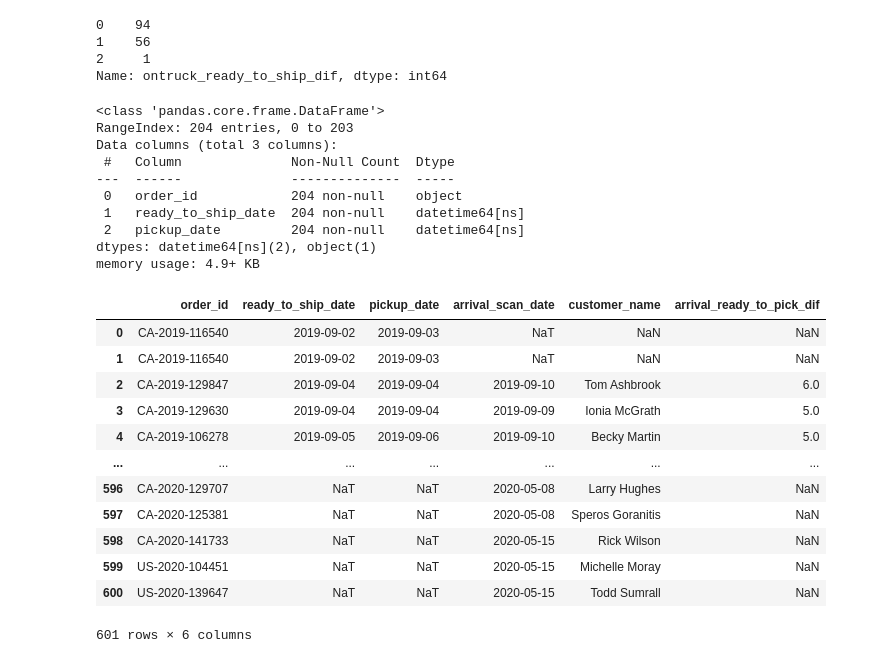
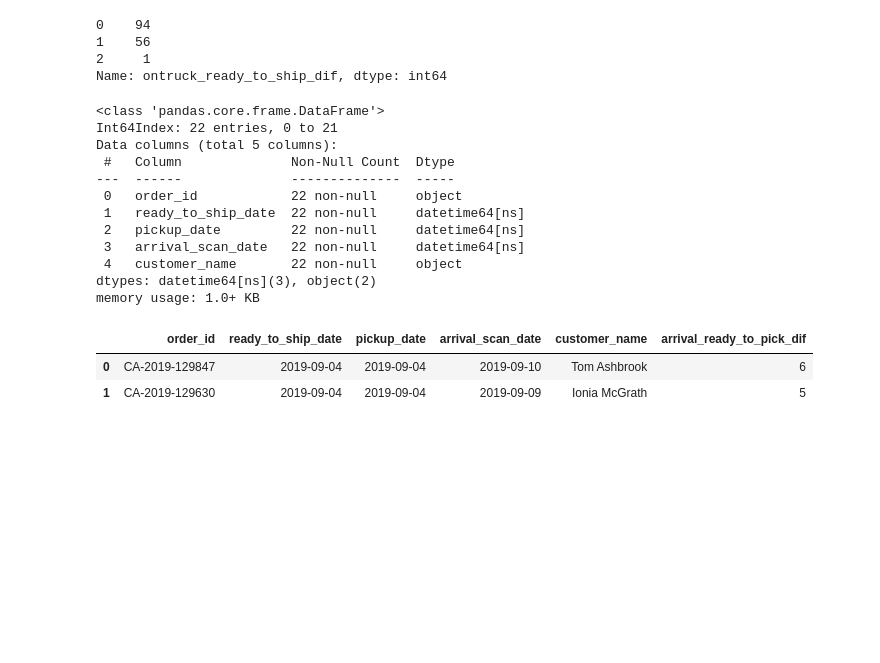
Before and after one commit to linapg/analysis_order_process_muesli_company, a Jupyter notebook: muesli_project.ipynb, the cells around one changed output. Cells and saved outputs as stored; diff of their text form; code cells hidden in the pictures; blank space fills up the shorter version.

```diff
--- a/muesli_project.ipynb
+++ b/muesli_project.ipynb
@@ -384,43 +383,35 @@ Name: ontruck_ready_to_ship_dif, dtype: int64
 # %%
 #TIME BETWEEN READY TO SHIP AND THE ARRIVAL DATE -> THIRD KPI
 
-#join ready_pickup and arrival -> arrival has 290 and pickup 333, but ready to pickup has 147 duplicates ->
+#join ready_pickup and arrival -> arrival has 290 and pickup 333, but ready to pickup has duplicates ->
 #first drop the duplicates from ready_pickup
 ready_pickup.drop_duplicates(inplace=True, ignore_index=True)
-ready_pickup.info()
+#ready_pickup.info() # 204 rows
 
 #df4 = pd.concat([ready_pickup, arrival], axis=1)
-# df4 = pd.merge(ready_pickup, arrival, on= "order_id", how= "")
-# df4.info()
+df4 = pd.merge(ready_pickup, arrival, on= "order_id", how= "inner")
+df4.info()
 # %% [output]
 <class 'pandas.core.frame.DataFrame'>
-RangeIndex: 204 entries, 0 to 203
-Data columns (total 3 columns):
+Int64Index: 22 entries, 0 to 21
+Data columns (total 5 columns):
  #   Column              Non-Null Count  Dtype
 ---  ------              --------------  -----
- 0   order_id            204 non-null    object
- 1   ready_to_ship_date  204 non-null    datetime64[ns]
- 2   pickup_date         204 non-null    datetime64[ns]
-dtypes: datetime64[ns](2), object(1)
-memory usage: 4.9+ KB
+ 0   order_id            22 non-null     object
+ 1   ready_to_ship_date  22 non-null     datetime64[ns]
+ 2   pickup_date         22 non-null     datetime64[ns]
+ 3   arrival_scan_date   22 non-null     datetime64[ns]
+ 4   customer_name       22 non-null     object
+dtypes: datetime64[ns](3), object(2)
+memory usage: 1.0+ KB
 # %%
 # lead time from ready to pick date and arrival date
 df4['arrival_ready_to_pick_dif'] = (df4['arrival_scan_date'] - df4['ready_to_ship_date']).dt.days
-df4
+df4.head(2)
 # %% [output]
 |  | order_id | ready_to_ship_date | pickup_date | arrival_scan_date | customer_name | arrival_ready_to_pick_dif |
-| 0 | CA-2019-116540 | 2019-09-02 | 2019-09-03 | NaT | NaN | NaN |
-| 1 | CA-2019-116540 | 2019-09-02 | 2019-09-03 | NaT | NaN | NaN |
-| 2 | CA-2019-129847 | 2019-09-04 | 2019-09-04 | 2019-09-10 | Tom Ashbrook | 6.0 |
-| 3 | CA-2019-129630 | 2019-09-04 | 2019-09-04 | 2019-09-09 | Ionia McGrath | 5.0 |
-| 4 | CA-2019-106278 | 2019-09-05 | 2019-09-06 | 2019-09-10 | Becky Martin | 5.0 |
-| ... | ... | ... | ... | ... | ... | ... |
-| 596 | CA-2020-129707 | NaT | NaT | 2020-05-08 | Larry Hughes | NaN |
-| 597 | CA-2020-125381 | NaT | NaT | 2020-05-08 | Speros Goranitis | NaN |
-| 598 | CA-2020-141733 | NaT | NaT | 2020-05-15 | Rick Wilson | NaN |
-| 599 | US-2020-104451 | NaT | NaT | 2020-05-15 | Michelle Moray | NaN |
-| 600 | US-2020-139647 | NaT | NaT | 2020-05-15 | Todd Sumrall | NaN |
+| 0 | CA-2019-129847 | 2019-09-04 | 2019-09-04 | 2019-09-10 | Tom Ashbrook | 6 |
+| 1 | CA-2019-129630 | 2019-09-04 | 2019-09-04 | 2019-09-09 | Ionia McGrath | 5 |
-601 rows × 6 columns
 # %%
 df4['arrival_ready_to_pick_dif'].value_counts()
 # %% [output]
```
Also changed, not shown: parts of 3 cells of this notebook.
